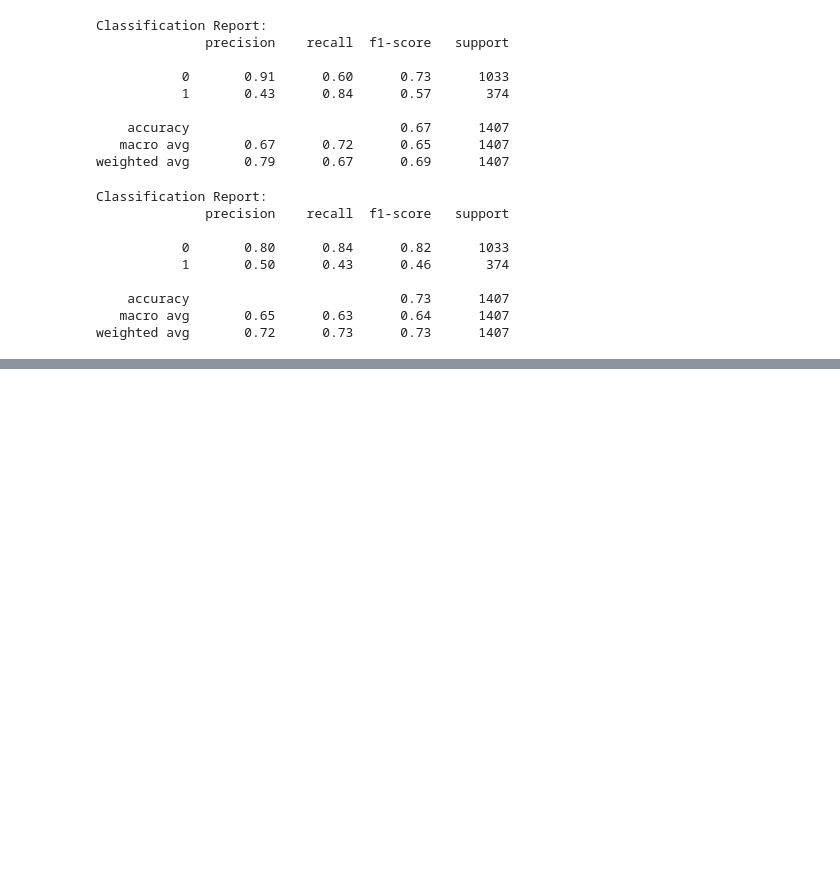
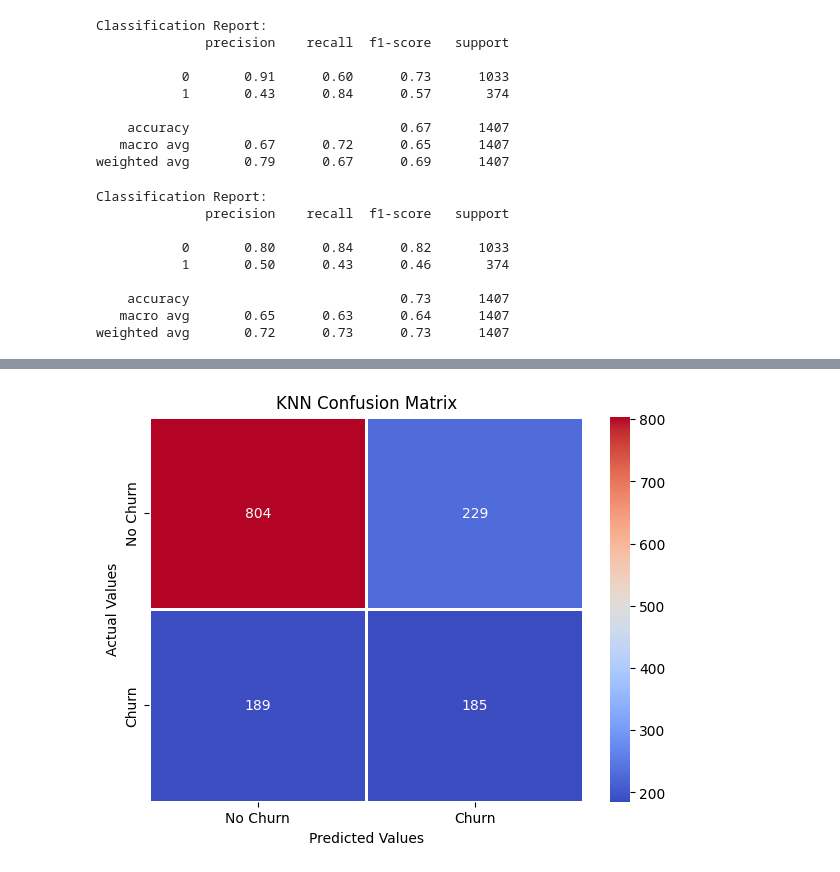
Before and after one commit to sivaranjs-lab/Customer_Churn, a Jupyter notebook: CUSTOMER_CHURN_PREPROCESSING_25_11.ipynb, the cells around one changed output, grey strips where cells are left out. Saved outputs shown, nothing was run; the diff lists cells and outputs as text; code cells hidden in the pictures; blank space fills up the shorter version.

```diff
--- a/CUSTOMER_CHURN_PREPROCESSING_25_11.ipynb
+++ b/CUSTOMER_CHURN_PREPROCESSING_25_11.ipynb
@@ -527,3 +595,19 @@ Classification Report:
     accuracy                           0.73      1407
    macro avg       0.65      0.63      0.64      1407
 weighted avg       0.72      0.73      0.73      1407
+# %%
+knn = KNeighborsClassifier(n_neighbors=best_k)
+knn.fit(X_train_selected, y_train_smote)
+
+knn_train_pred = knn.predict(X_train_selected)
+knn_test_pred = knn.predict(X_test_selected)
+
+knn_train_acc = accuracy_score(y_train_smote, knn_train_pred)
+knn_test_acc = accuracy_score(y_test, knn_test_pred)
+print(f"KNN (k={best_k}) Train Accuracy : {knn_train_acc:.4f}")
+print(f"KNN (k={best_k}) Test Accuracy  : {knn_test_acc:.4f}")
+
+# Rerun the KNN classification report so it uses the new model
+KNN_cr = classification_report(y_test, knn_test_pred)
+print("Classification Report (KNN):")
+print(KNN_cr)
@@ -529,0 +626,20 @@ weighted avg       0.72      0.73      0.73      1407
+# %%
+#KNN confusion matrix heatmap
+knn_cm = confusion_matrix(y_test, knn_test_pred)
+
+plt.figure(figsize=(7, 5))
+sns.heatmap(
+    knn_cm,
+    annot=True,
+    fmt='d',
+    cmap='coolwarm',
+    linewidths=1,
+    xticklabels=['No Churn', 'Churn'],
+    yticklabels=['No Churn', 'Churn']
+)
+plt.title("KNN Confusion Matrix")
+plt.xlabel("Predicted Values")
+plt.ylabel("Actual Values")
+plt.show()
+# %% [output]
+[figure, added]
```
Also changed, not shown: parts of 8 cells of this notebook.
